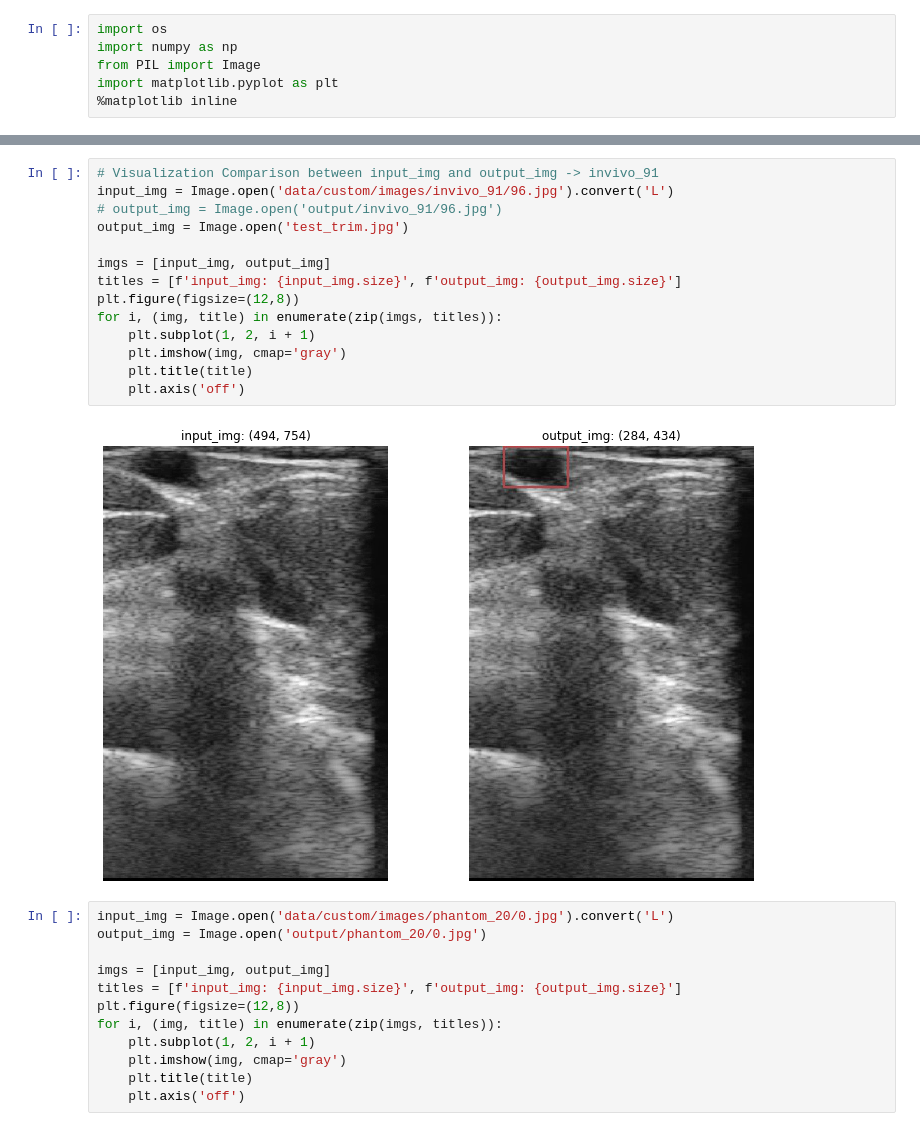
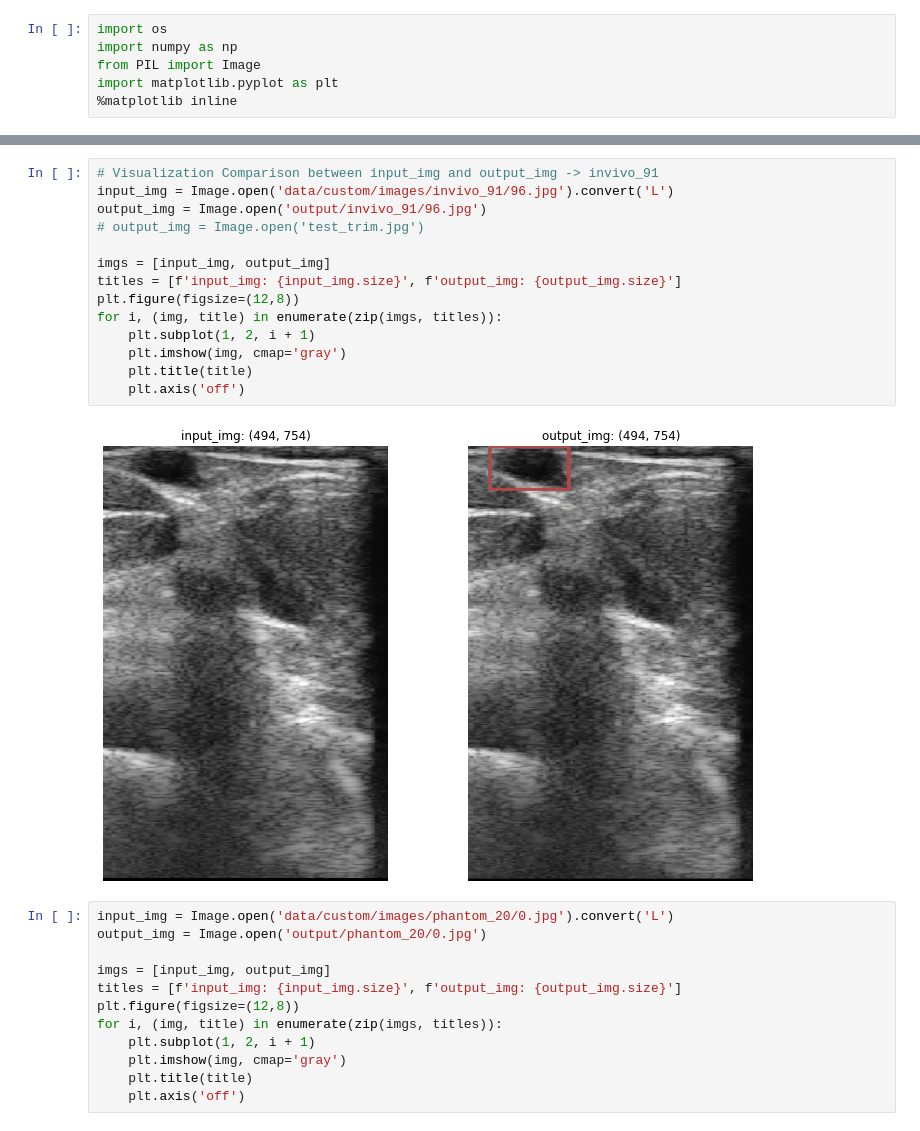
Before and after one commit to zhangjing1997/IV_Detection, a Jupyter notebook: YOLOv3/eda_yolo.ipynb, the cells around one changed output, grey strips where cells are left out. Saved outputs shown, nothing was run; the diff lists cells and outputs as text.

```diff
--- a/YOLOv3/eda_yolo.ipynb
+++ b/YOLOv3/eda_yolo.ipynb
@@ -210,19 +113,19 @@ fig.savefig(output_path, bbox_inches="tight", pad_inches=0.0)
 # %%
 # Visualization Comparison between input_img and output_img -> invivo_91
 input_img = Image.open('data/custom/images/invivo_91/96.jpg').convert('L')
-# output_img = Image.open('output/invivo_91/96.jpg')
-output_img = Image.open('test_trim.jpg')
+output_img = Image.open('output/invivo_91/96.jpg')
+# output_img = Image.open('test_trim.jpg')
 
 imgs = [input_img, output_img]
 titles = [f'input_img: {input_img.size}', f'output_img: {output_img.size}']
 plt.figure(figsize=(12,8))
 for i, (img, title) in enumerate(zip(imgs, titles)):
     plt.subplot(1, 2, i + 1)
     plt.imshow(img, cmap='gray')
     plt.title(title)
     plt.axis('off')
 # %% [output]
-[figure, old version]
+[figure, new version]
 # %%
 input_img = Image.open('data/custom/images/phantom_20/0.jpg').convert('L')
 output_img = Image.open('output/phantom_20/0.jpg')
```
Also changed, not shown: parts of 8 cells of this notebook, 9 other files.
